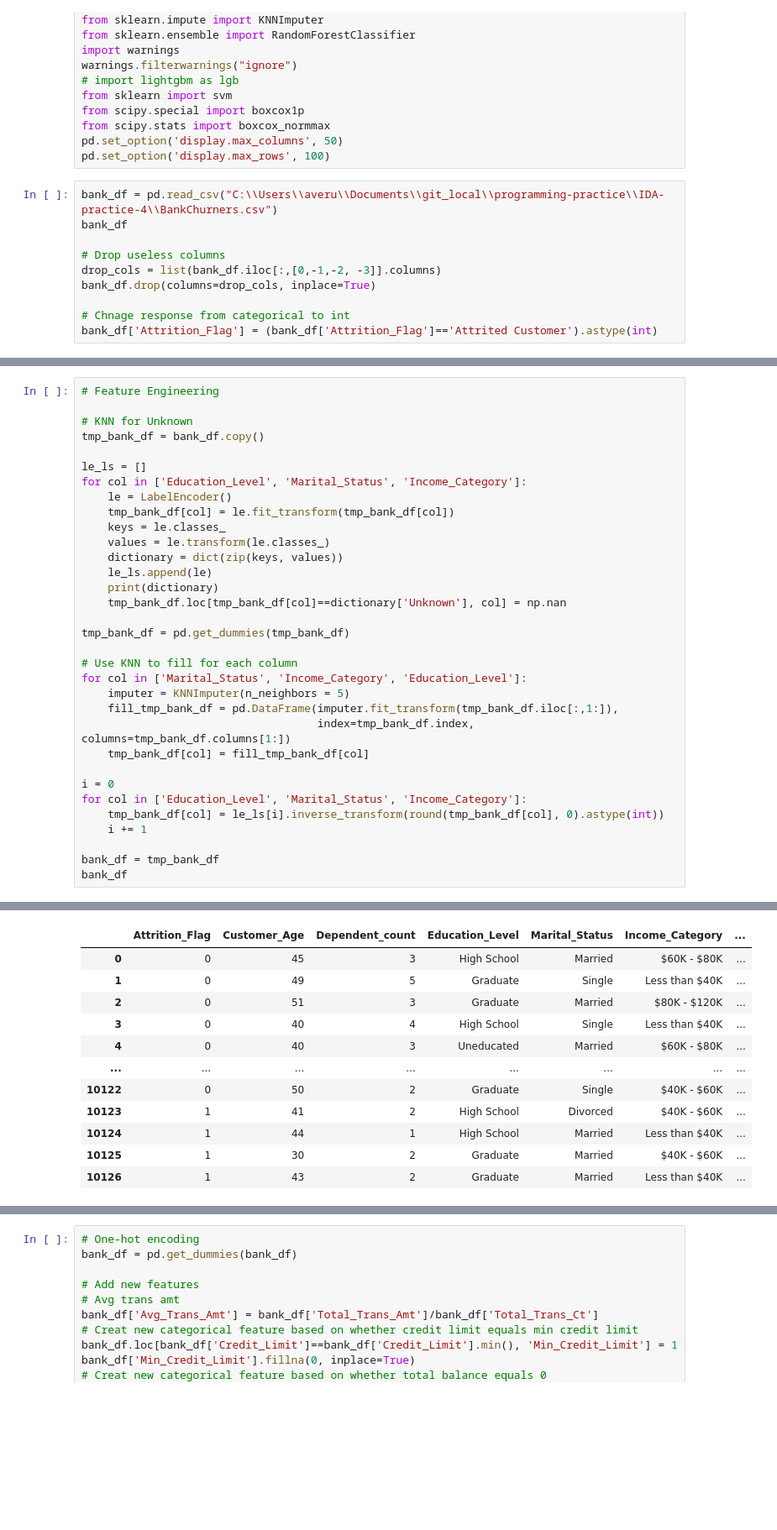
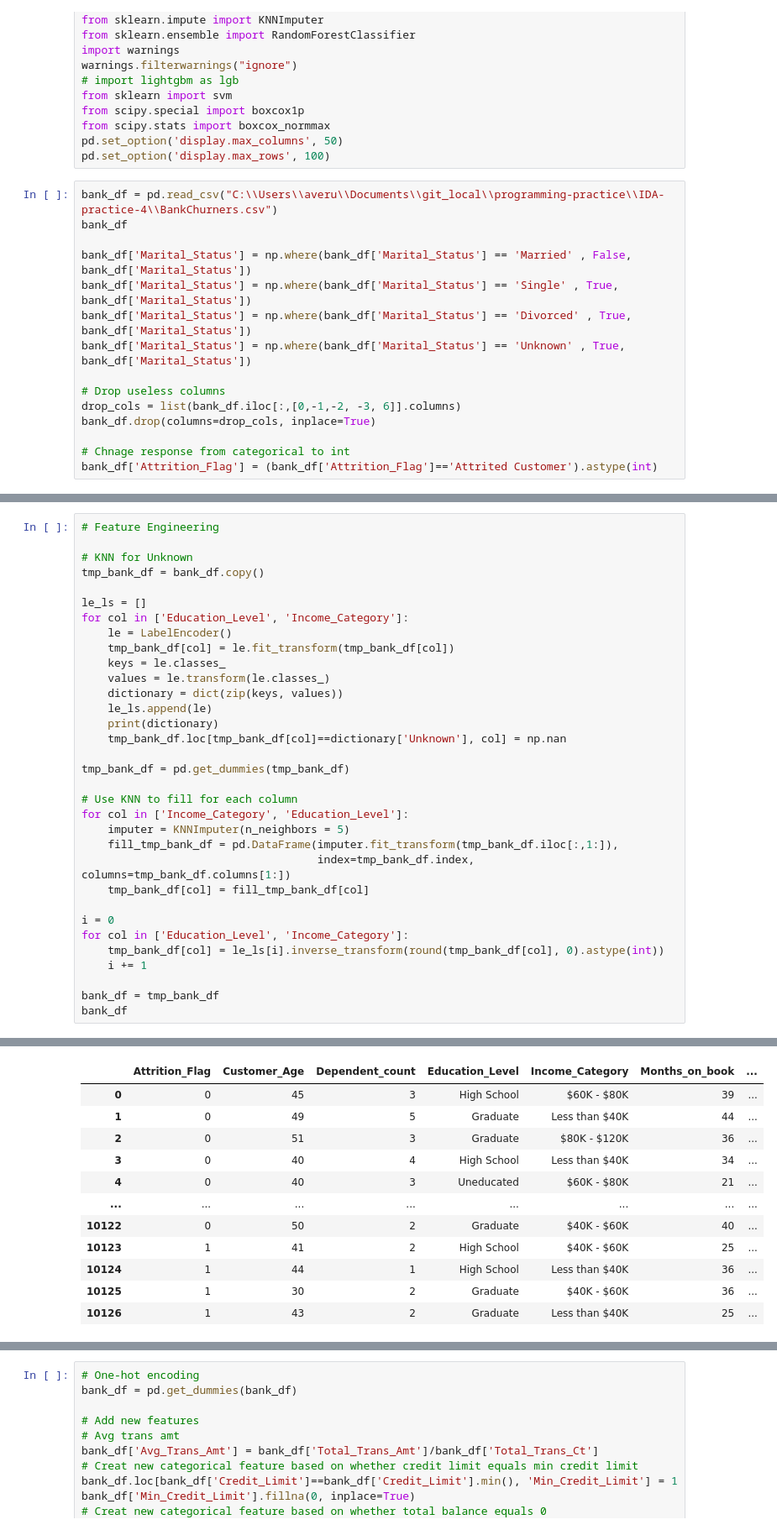
Before and after one commit to Igetsuga/cs, a Jupyter notebook: IDA-practice-4/solution.ipynb, the cells around one changed output, grey strips where cells are left out. Shown: that part at 84% size. Cells and saved outputs as stored; diff of their text form; blank space fills up the shorter version.

```diff
--- a/IDA-practice-4/solution.ipynb
+++ b/IDA-practice-4/solution.ipynb
@@ -25,8 +25,13 @@ pd.set_option('display.max_rows', 100)
 bank_df = pd.read_csv("C:\\Users\\averu\\Documents\\git_local\\programming-practice\\IDA-practice-4\\BankChurners.csv")
 bank_df
 
+bank_df['Marital_Status'] = np.where(bank_df['Marital_Status'] == 'Married' , False, bank_df['Marital_Status'])
+bank_df['Marital_Status'] = np.where(bank_df['Marital_Status'] == 'Single' , True, bank_df['Marital_Status'])
+bank_df['Marital_Status'] = np.where(bank_df['Marital_Status'] == 'Divorced' , True, bank_df['Marital_Status'])
+bank_df['Marital_Status'] = np.where(bank_df['Marital_Status'] == 'Unknown' , True, bank_df['Marital_Status'])
+
 # Drop useless columns
-drop_cols = list(bank_df.iloc[:,[0,-1,-2, -3]].columns)
+drop_cols = list(bank_df.iloc[:,[0,-1,-2, -3, 6]].columns)
 bank_df.drop(columns=drop_cols, inplace=True)
 
 # Chnage response from categorical to int
@@ -92,7 +97,7 @@ Avg attrition of customers with more revolving balance:  0.09585999738801097
 tmp_bank_df = bank_df.copy()
 
 le_ls = []
-for col in ['Education_Level', 'Marital_Status', 'Income_Category']:
+for col in ['Education_Level', 'Income_Category']:
     le = LabelEncoder()
     tmp_bank_df[col] = le.fit_transform(tmp_bank_df[col])
     keys = le.classes_
@@ -105,14 +110,14 @@ for col in ['Education_Level', 'Marital_Status', 'Income_Category']:
 tmp_bank_df = pd.get_dummies(tmp_bank_df)
 
 # Use KNN to fill for each column
-for col in ['Marital_Status', 'Income_Category', 'Education_Level']:
+for col in ['Income_Category', 'Education_Level']:
     imputer = KNNImputer(n_neighbors = 5)
     fill_tmp_bank_df = pd.DataFrame(imputer.fit_transform(tmp_bank_df.iloc[:,1:]),
                                     index=tmp_bank_df.index, columns=tmp_bank_df.columns[1:])
     tmp_bank_df[col] = fill_tmp_bank_df[col]
 
 i = 0
-for col in ['Education_Level', 'Marital_Status', 'Income_Category']:
+for col in ['Education_Level', 'Income_Category']:
     tmp_bank_df[col] = le_ls[i].inverse_transform(round(tmp_bank_df[col], 0).astype(int))
     i += 1
 
@@ -124,13 +128,13 @@ bank_df
 {'$120K +': 0, '$40K - $60K': 1, '$60K - $80K': 2, '$80K - $120K': 3, 'Less than $40K': 4, 'Unknown': 5}
-|  | Attrition_Flag | Customer_Age | Dependent_count | Education_Level | Marital_Status | Income_Category | ... |
-| 0 | 0 | 45 | 3 | High School | Married | $60K - $80K | ... |
-| 1 | 0 | 49 | 5 | Graduate | Single | Less than $40K | ... |
-| 2 | 0 | 51 | 3 | Graduate | Married | $80K - $120K | ... |
-| 3 | 0 | 40 | 4 | High School | Single | Less than $40K | ... |
-| 4 | 0 | 40 | 3 | Uneducated | Married | $60K - $80K | ... |
+|  | Attrition_Flag | Customer_Age | Dependent_count | Education_Level | Income_Category | Months_on_book | ... |
+| 0 | 0 | 45 | 3 | High School | $60K - $80K | 39 | ... |
+| 1 | 0 | 49 | 5 | Graduate | Less than $40K | 44 | ... |
+| 2 | 0 | 51 | 3 | Graduate | $80K - $120K | 36 | ... |
+| 3 | 0 | 40 | 4 | High School | Less than $40K | 34 | ... |
+| 4 | 0 | 40 | 3 | Uneducated | $60K - $80K | 21 | ... |
 | ... | ... | ... | ... | ... | ... | ... | ... |
-| 10122 | 0 | 50 | 2 | Graduate | Single | $40K - $60K | ... |
-| 10123 | 1 | 41 | 2 | High School | Divorced | $40K - $60K | ... |
-| 10124 | 1 | 44 | 1 | High School | Married | Less than $40K | ... |
-| 10125 | 1 | 30 | 2 | Graduate | Married | $40K - $60K | ... |
-| 10126 | 1 | 43 | 2 | Graduate | Married | Less than $40K | ... |
+| 10122 | 0 | 50 | 2 | Graduate | $40K - $60K | 40 | ... |
+| 10123 | 1 | 41 | 2 | High School | $40K - $60K | 25 | ... |
+| 10124 | 1 | 44 | 1 | High School | Less than $40K | 36 | ... |
+| 10125 | 1 | 30 | 2 | Graduate | $40K - $60K | 36 | ... |
+| 10126 | 1 | 43 | 2 | Graduate | Less than $40K | 25 | ... |
```
Also changed, not shown: parts of 3 cells of this notebook, 1 other file.
